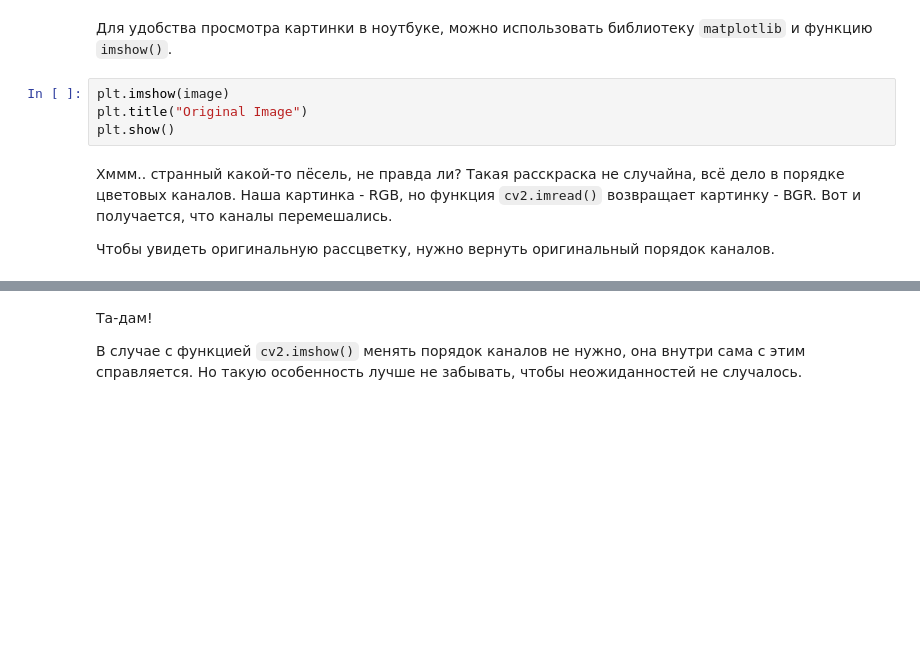
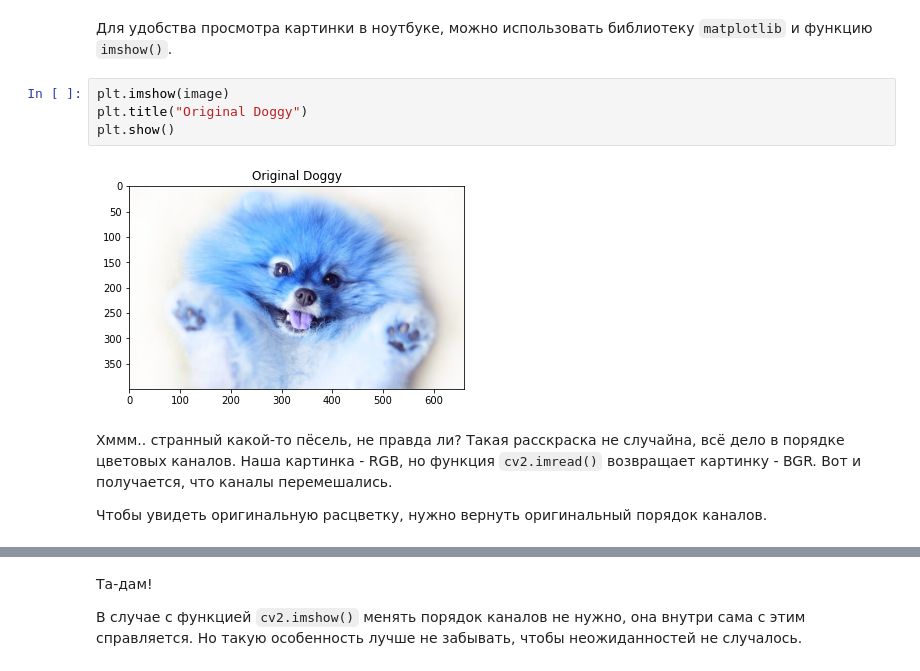
Before and after one commit to serykhelena/PYGuides, a Jupyter notebook: notebooks/CV/01_ReadImage.ipynb, the cells around one changed output, grey strips where cells are left out. Cells and saved outputs as stored; diff of their text form; blank space fills up the shorter version.

```diff
--- a/notebooks/CV/01_ReadImage.ipynb
+++ b/notebooks/CV/01_ReadImage.ipynb
@@ -77,13 +80,15 @@ cv2.destroyAllWindows()
 Для удобства просмотра картинки в ноутбуке, можно использовать библиотеку `matplotlib` и функцию `imshow()`.
 # %%
 plt.imshow(image)
-plt.title("Original Image")
+plt.title("Original Doggy")
 plt.show()
+# %% [output]
+[figure, added]
 # %% [markdown]
 Хммм.. странный какой-то пёсель, не правда ли?
 Такая расскраска не случайна, всё дело в порядке цветовых каналов. Наша картинка - RGB, но функция `cv2.imread()` возвращает картинку - BGR. Вот и получается, что каналы перемешались.
 
-Чтобы увидеть оригинальную рассцветку, нужно вернуть оригинальный порядок каналов.
+Чтобы увидеть оригинальную расцветку, нужно вернуть оригинальный порядок каналов.
 # %%
 image = cv2.cvtColor(image, cv2.COLOR_RGB2BGR)
 
```
Also changed, not shown: parts of 10 cells of this notebook, 9 other files.
